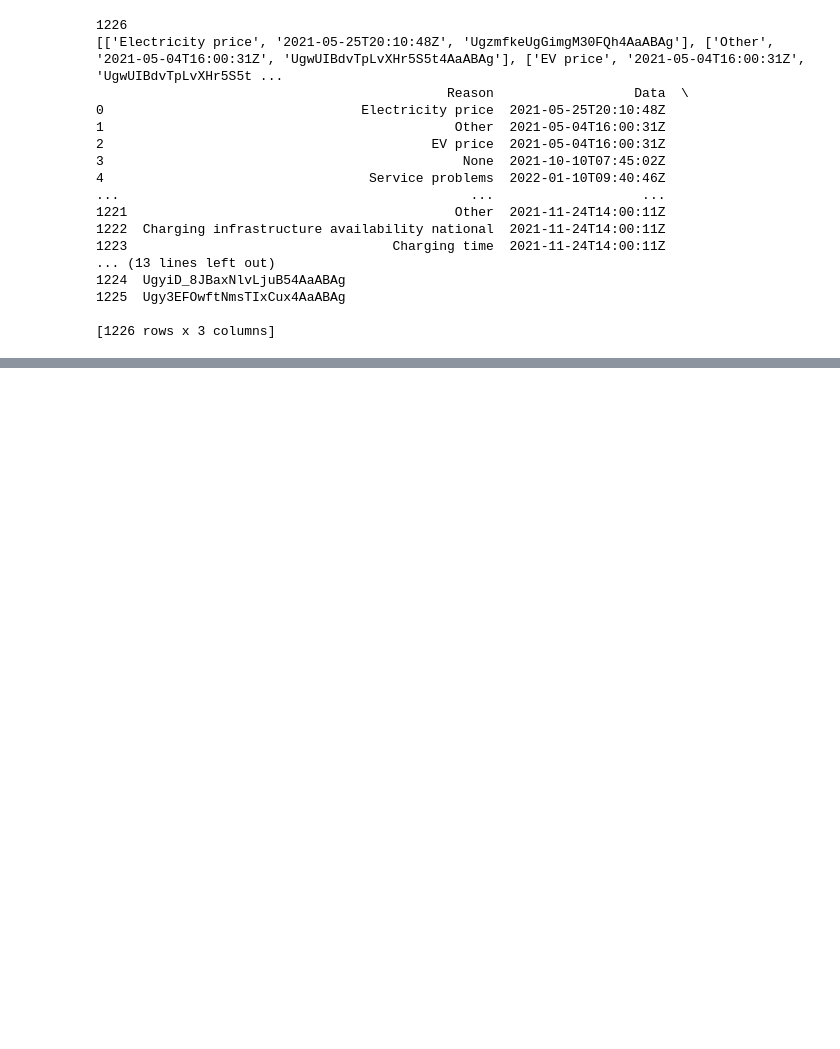
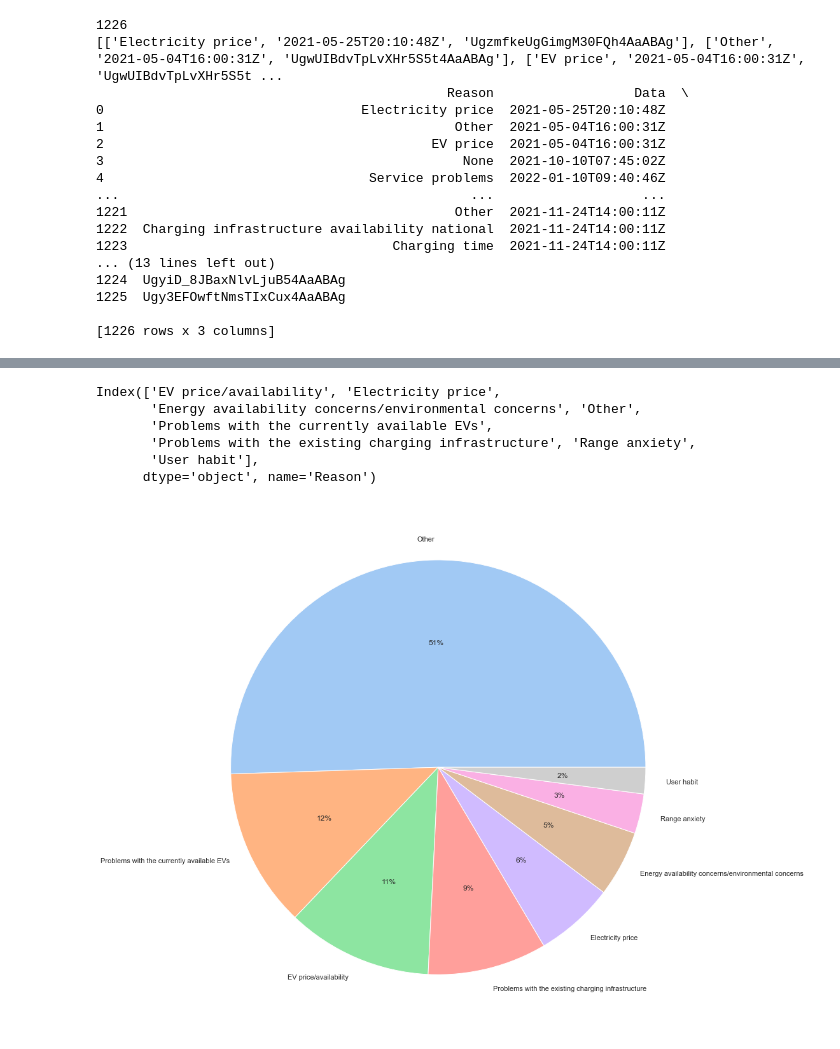
Before and after one commit to FabianUlrich96/Master-Thesis, a Jupyter notebook: YouTube/Comment Data Preparation&Analysis/adoption_hurdles-analysis.ipynb, the cells around one changed output, grey strips where cells are left out. Drawn from its saved outputs; the diff is of its cells as text; code cells hidden in the pictures; blank space fills up the shorter version.

```diff
--- a/YouTube/Comment Data Preparation&Analysis/adoption_hurdles-analysis.ipynb
+++ b/YouTube/Comment Data Preparation&Analysis/adoption_hurdles-analysis.ipynb
@@ -147,0 +540,10 @@ Index(['Battery (environmental concerns)', 'Car quality problems (Tesla)',
+# %%
+print(ah_21_df.loc[ah_21_df['Reason'] == "None"])
+
+ah_21_none = ah_21_df.loc[ah_21_df['Reason'] == "None"]
+print(ah_21_none.shape)
+
+ah_21_df = ah_21_df.drop(ah_21_df[ah_21_df.Reason == "None"].index)
+
+
+print(ah_21_df)
@@ -147,0 +619,17 @@ Index(['Battery (environmental concerns)', 'Car quality problems (Tesla)',
+# %%
+plot_data = ah_21_df.groupby(['Reason']).size()
+print(plot_data.index)
+plot_data = plot_data.sort_values(ascending=False)
+
+plt.figure(figsize=(15,15))
+
+plt.pie(plot_data, labels=plot_data.index, autopct='%.0f%%',wedgeprops = {'linewidth': 1})
+plt.show()
+# %% [output]
+Index(['EV price/availability', 'Electricity price',
+       'Energy availability concerns/environmental concerns', 'Other',
+       'Problems with the currently available EVs',
+       'Problems with the existing charging infrastructure', 'Range anxiety',
+       'User habit'],
+      dtype='object', name='Reason')
+[figure, added]
```
Also changed, not shown: parts of 22 cells of this notebook, 23 other files.
